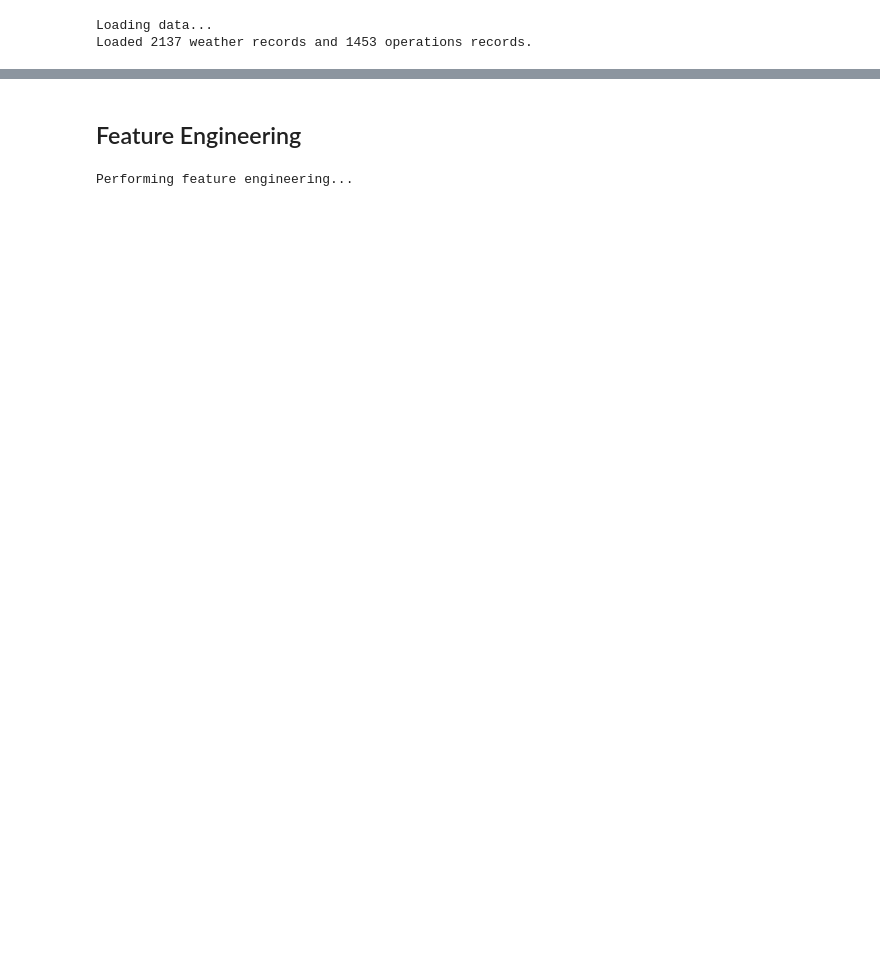
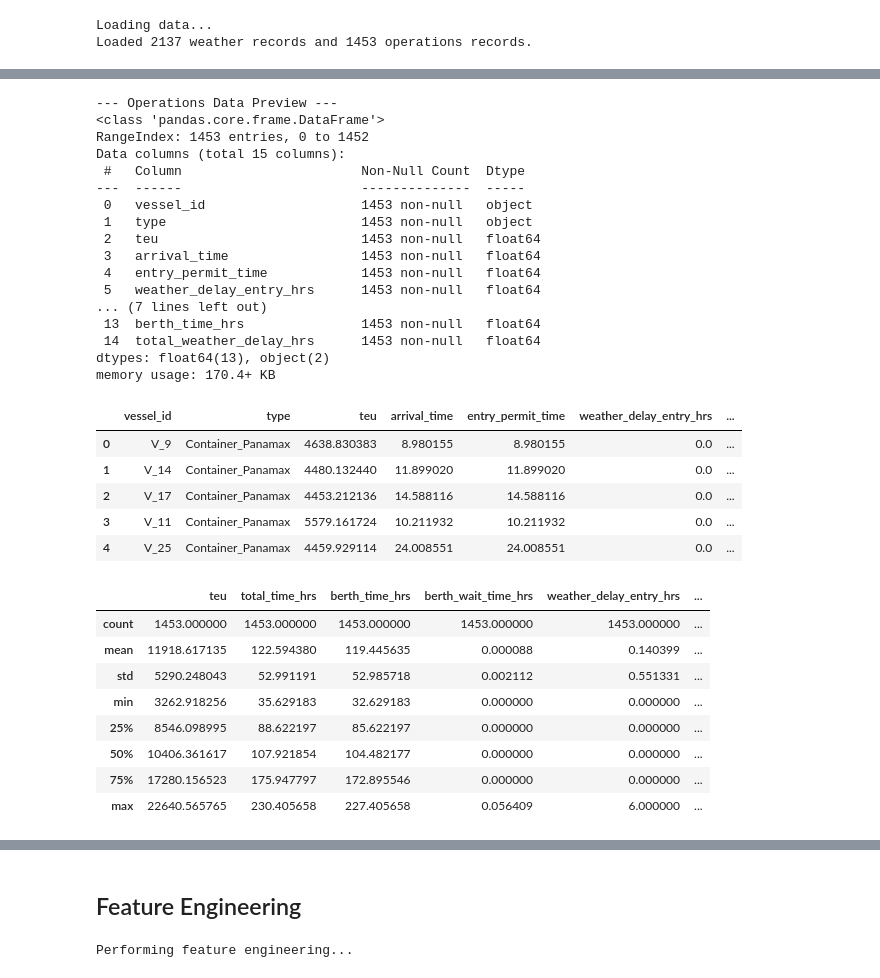
Before and after one commit to MatricalDefunkt/pbl2-ship-delay, a Jupyter notebook: train_models.ipynb, the cells around one changed output, grey strips where cells are left out. Cells and saved outputs as stored; diff of their text form; code cells hidden in the pictures; blank space fills up the shorter version.

```diff
--- a/train_models.ipynb
+++ b/train_models.ipynb
@@ -37,17 +39,9 @@ TARGET_COLUMN = 'total_weather_delay_hrs'
 # %%
 # --- Load Data ---
 print("Loading data...")
-try:
-    weather_df = pd.read_csv(WEATHER_DATA_PATH, index_col=0, parse_dates=True)
-    ops_df = pd.read_csv(OPERATIONS_DATA_PATH)
-    print(f"Loaded {len(weather_df)} weather records and {len(ops_df)} operations records.")
-except FileNotFoundError as e:
-    print(f"Error loading data: {e}")
-    print("Please ensure the CSV files exist at the specified paths.")
-    exit()
-except Exception as e:
-    print(f"An error occurred during data loading: {e}")
-    exit()
+weather_df = pd.read_csv(WEATHER_DATA_PATH, index_col=0, parse_dates=True)
+ops_df = pd.read_csv(OPERATIONS_DATA_PATH)
+print(f"Loaded {len(weather_df)} weather records and {len(ops_df)} operations records.")
 # %% [output]
 Loading data...
 Loaded 2137 weather records and 1453 operations records.
@@ -53,0 +93,45 @@ Loaded 2137 weather records and 1453 operations records.
+# %%
+print("\n--- Operations Data Preview ---")
+ops_df.info()
+display(ops_df.head())
+key_ops_metrics = ['teu', 'total_time_hrs', 'berth_time_hrs', 'berth_wait_time_hrs',
+                'weather_delay_entry_hrs', 'weather_delay_berthing_hrs',
+                'cargo_ops_weather_delay_hrs', 'total_weather_delay_hrs']
+key_ops_metrics_present = [col for col in key_ops_metrics if col in ops_df.columns]
+if key_ops_metrics_present:
+        display(ops_df[key_ops_metrics_present].describe())
+else:
+        print("Key operational metrics not found.")
+# %% [output]
+--- Operations Data Preview ---
+<class 'pandas.core.frame.DataFrame'>
+RangeIndex: 1453 entries, 0 to 1452
+Data columns (total 15 columns):
+ #   Column                       Non-Null Count  Dtype
+---  ------                       --------------  -----
+ 0   vessel_id                    1453 non-null   object
+ 1   type                         1453 non-null   object
+ 2   teu                          1453 non-null   float64
+ 3   arrival_time                 1453 non-null   float64
+ 4   entry_permit_time            1453 non-null   float64
+ 5   weather_delay_entry_hrs      1453 non-null   float64
+... (7 lines left out)
+ 13  berth_time_hrs               1453 non-null   float64
+ 14  total_weather_delay_hrs      1453 non-null   float64
+dtypes: float64(13), object(2)
+memory usage: 170.4+ KB
+|  | vessel_id | type | teu | arrival_time | entry_permit_time | weather_delay_entry_hrs | ... |
+| 0 | V_9 | Container_Panamax | 4638.830383 | 8.980155 | 8.980155 | 0.0 | ... |
+| 1 | V_14 | Container_Panamax | 4480.132440 | 11.899020 | 11.899020 | 0.0 | ... |
+| 2 | V_17 | Container_Panamax | 4453.212136 | 14.588116 | 14.588116 | 0.0 | ... |
+| 3 | V_11 | Container_Panamax | 5579.161724 | 10.211932 | 10.211932 | 0.0 | ... |
+| 4 | V_25 | Container_Panamax | 4459.929114 | 24.008551 | 24.008551 | 0.0 | ... |
+|  | teu | total_time_hrs | berth_time_hrs | berth_wait_time_hrs | weather_delay_entry_hrs | ... |
+| count | 1453.000000 | 1453.000000 | 1453.000000 | 1453.000000 | 1453.000000 | ... |
+| mean | 11918.617135 | 122.594380 | 119.445635 | 0.000088 | 0.140399 | ... |
+| std | 5290.248043 | 52.991191 | 52.985718 | 0.002112 | 0.551331 | ... |
+| min | 3262.918256 | 35.629183 | 32.629183 | 0.000000 | 0.000000 | ... |
+| 25% | 8546.098995 | 88.622197 | 85.622197 | 0.000000 | 0.000000 | ... |
+| 50% | 10406.361617 | 107.921854 | 104.482177 | 0.000000 | 0.000000 | ... |
+| 75% | 17280.156523 | 175.947797 | 172.895546 | 0.000000 | 0.000000 | ... |
+| max | 22640.565765 | 230.405658 | 227.405658 | 0.056409 | 6.000000 | ... |
```
Also changed, not shown: parts of 19 cells of this notebook, 1 other file.
